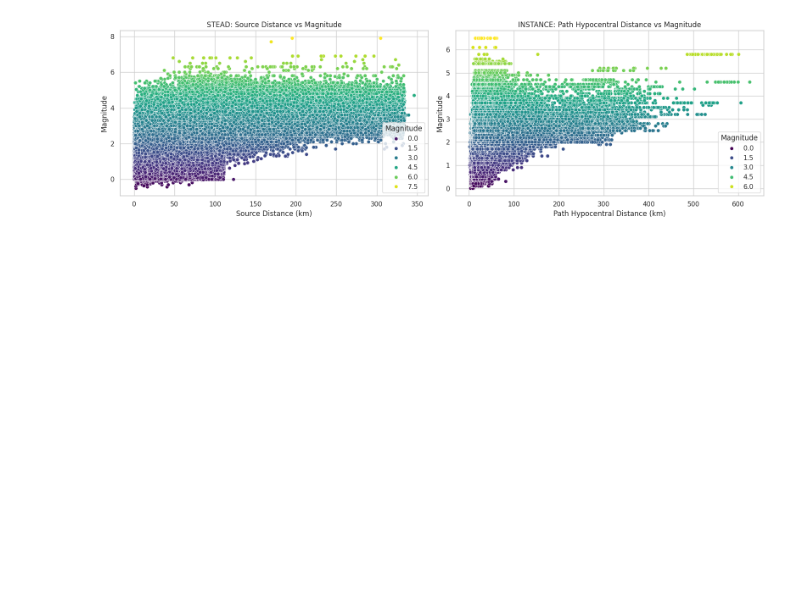
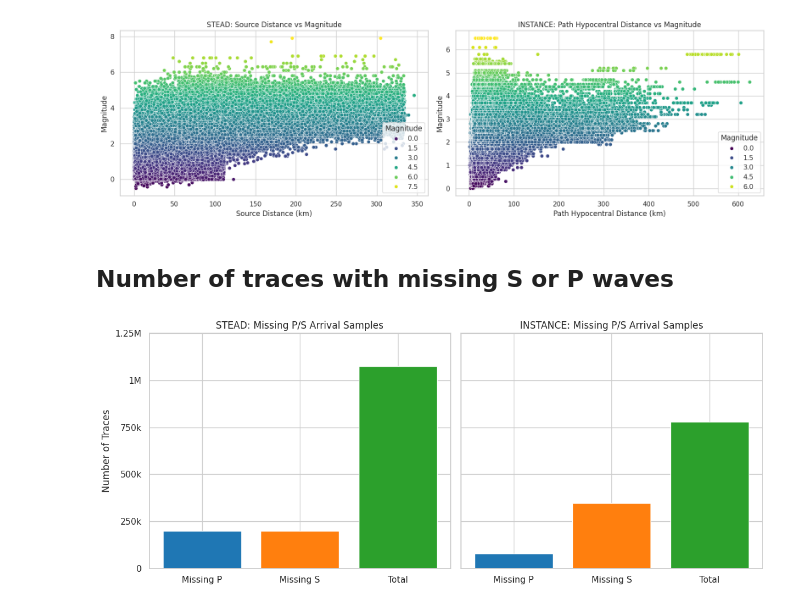
Before and after one commit to SamuArg/project-ift6759, a Jupyter notebook: analysis/analysis.ipynb, the cells around one changed output. Drawn from its saved outputs; the diff is of its cells as text; code cells hidden in the pictures; blank space fills up the shorter version.

```diff
--- a/analysis/analysis.ipynb
+++ b/analysis/analysis.ipynb
@@ -221,3 +221,35 @@ plt.tight_layout()
 plt.show()
 # %% [output]
 [figure]
+# %% [markdown]
+## Number of traces with missing S or P waves
+# %%
+stead_missing_p = df_stead['trace_p_arrival_sample'].isna().sum()
+stead_missing_s = df_stead['trace_s_arrival_sample'].isna().sum()
+stead_total = len(df_stead)
+yticks = [0, 250_000, 500_000, 750_000, 1_000_000, 1_250_000]
+ytick_labels = ['0', '250k', '500k', '750k', '1M', '1.25M']
+
+instance_missing_p = df_instance['trace_P_arrival_sample'].isna().sum()
+instance_missing_s = df_instance['trace_S_arrival_sample'].isna().sum()
+instance_total = len(df_instance)
+
+categories = ['Missing P', 'Missing S', 'Total']
+
+fig, axes = plt.subplots(1, 2, figsize=(12, 5), sharey=True)
+
+axes[0].bar(categories, [stead_missing_p, stead_missing_s, stead_total], color=['#1f77b4', '#ff7f0e', '#2ca02c'])
+axes[0].set_title("STEAD: Missing P/S Arrival Samples")
+axes[0].set_ylabel("Number of Traces")
+
+axes[1].bar(categories, [instance_missing_p, instance_missing_s, instance_total], color=['#1f77b4', '#ff7f0e', '#2ca02c'])
+axes[1].set_title("INSTANCE: Missing P/S Arrival Samples")
+
+for ax in axes:
+    ax.set_yticks(yticks)
+    ax.set_yticklabels(ytick_labels)
+
+plt.tight_layout()
+plt.show()
+# %% [output]
+[figure, added]
```
Also changed, not shown: parts of 1 cell of this notebook, 6 other files.
